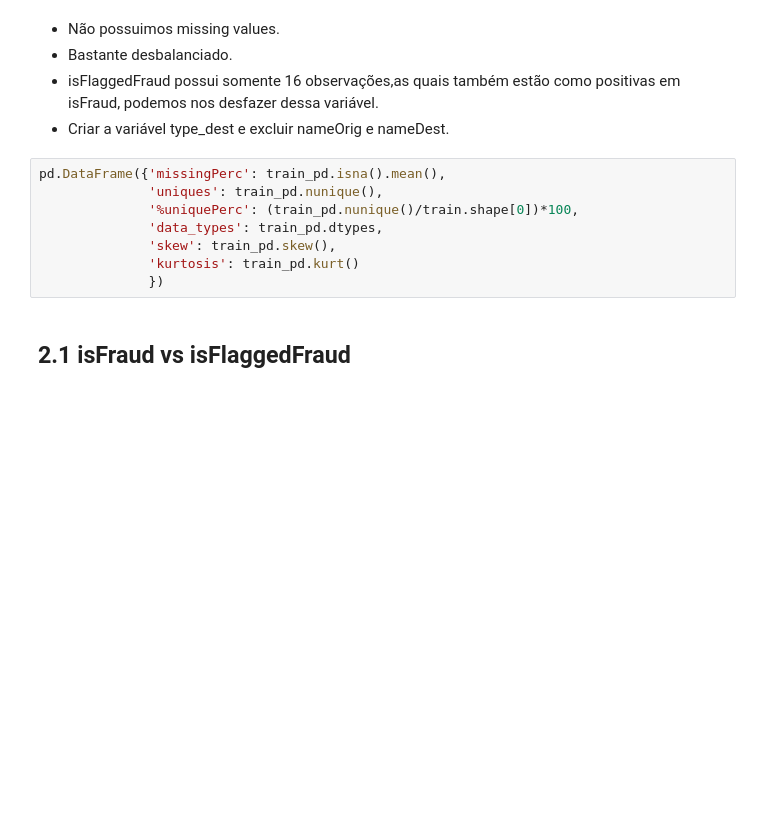
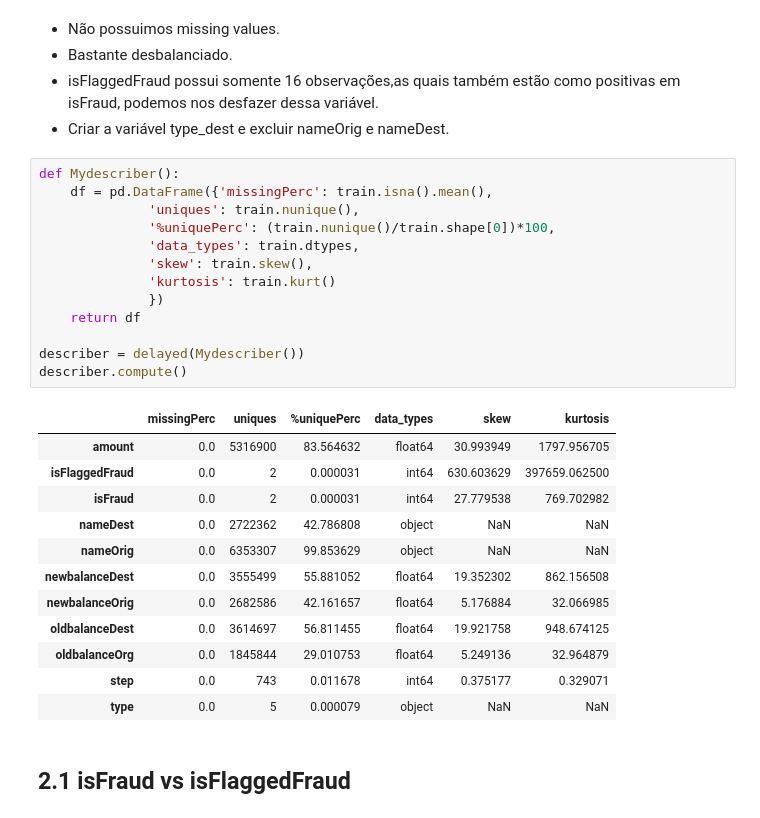
Before and after one commit to bruno154/project-6-blocker-fraud-company, a Jupyter notebook: notebooks/pa002_blocker_fraud.ipynb, the cells around one changed output. Drawn from its saved outputs; the diff is of its cells as text; blank space fills up the shorter version.

```diff
--- a/notebooks/pa002_blocker_fraud.ipynb
+++ b/notebooks/pa002_blocker_fraud.ipynb
@@ -188,13 +182,31 @@ Tempo de execução: 0.01 segundos
 - isFlaggedFraud possui somente 16 observações,as quais também estão como positivas em isFraud, podemos nos desfazer dessa variável.
 - Criar a variável type_dest e excluir nameOrig e nameDest.
 # %%
-pd.DataFrame({'missingPerc': train_pd.isna().mean(),
-              'uniques': train_pd.nunique(),
-              '%uniquePerc': (train_pd.nunique()/train.shape[0])*100,
-              'data_types': train_pd.dtypes,
-              'skew': train_pd.skew(),
-              'kurtosis': train_pd.kurt()
+def Mydescriber():
+    df = pd.DataFrame({'missingPerc': train.isna().mean(),
+              'uniques': train.nunique(),
+              '%uniquePerc': (train.nunique()/train.shape[0])*100,
+              'data_types': train.dtypes,
+              'skew': train.skew(),
+              'kurtosis': train.kurt()
               })
+    return df
+
+describer = delayed(Mydescriber())
+describer.compute()
+# %% [output]
+|  | missingPerc | uniques | %uniquePerc | data_types | skew | kurtosis |
+| amount | 0.0 | 5316900 | 83.564632 | float64 | 30.993949 | 1797.956705 |
+| isFlaggedFraud | 0.0 | 2 | 0.000031 | int64 | 630.603629 | 397659.062500 |
+| isFraud | 0.0 | 2 | 0.000031 | int64 | 27.779538 | 769.702982 |
+| nameDest | 0.0 | 2722362 | 42.786808 | object | NaN | NaN |
+| nameOrig | 0.0 | 6353307 | 99.853629 | object | NaN | NaN |
+| newbalanceDest | 0.0 | 3555499 | 55.881052 | float64 | 19.352302 | 862.156508 |
+| newbalanceOrig | 0.0 | 2682586 | 42.161657 | float64 | 5.176884 | 32.066985 |
+| oldbalanceDest | 0.0 | 3614697 | 56.811455 | float64 | 19.921758 | 948.674125 |
+| oldbalanceOrg | 0.0 | 1845844 | 29.010753 | float64 | 5.249136 | 32.964879 |
+| step | 0.0 | 743 | 0.011678 | int64 | 0.375177 | 0.329071 |
+| type | 0.0 | 5 | 0.000079 | object | NaN | NaN |
 # %% [markdown]
 ## 2.1 isFraud vs isFlaggedFraud
 # %%
```
Also changed, not shown: parts of 52 cells of this notebook, 16 other files.
